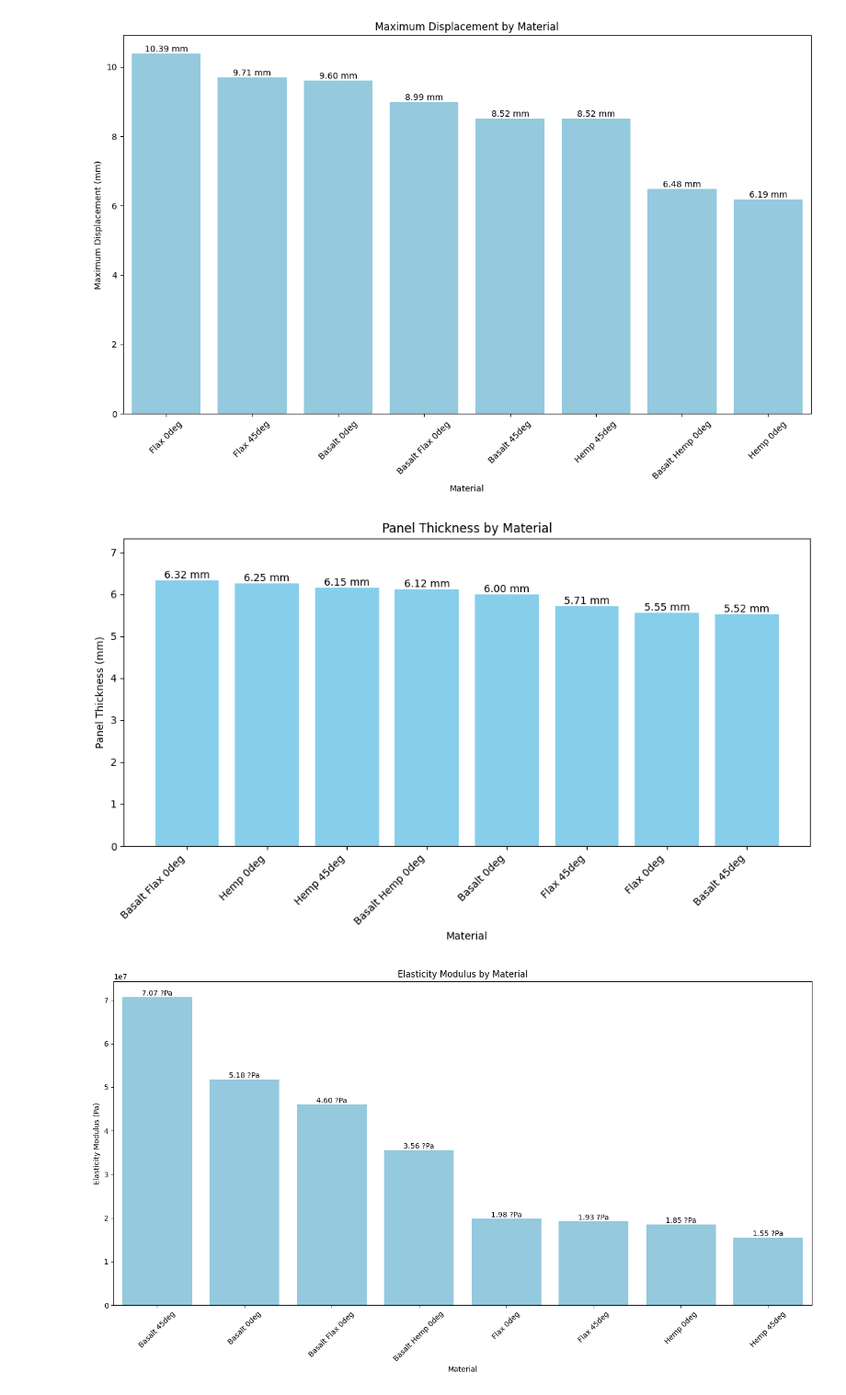
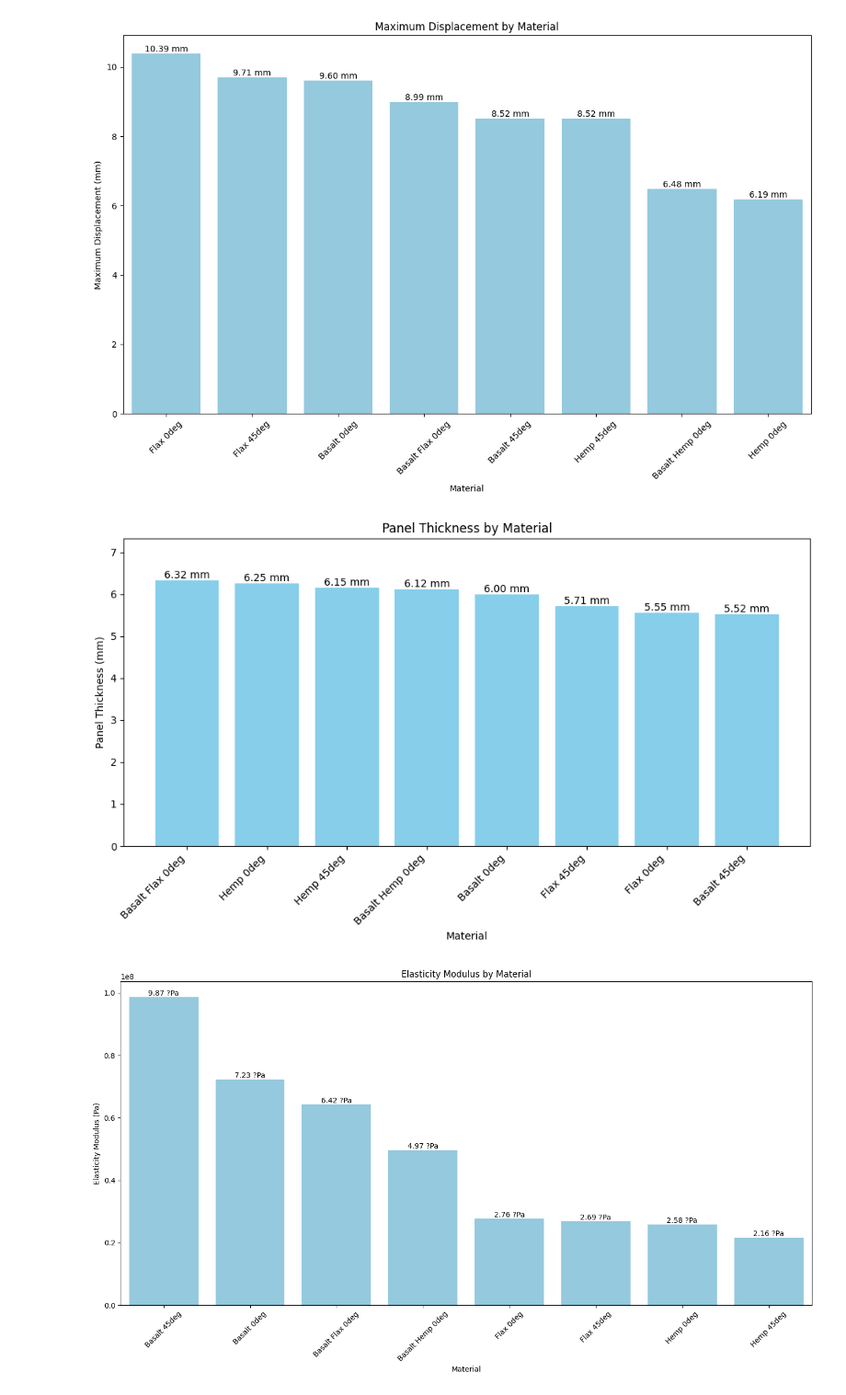
Before and after one commit to jamesbardin/ts_t, a Jupyter notebook: flexural.ipynb, the cells around one changed output. Shown at 92% size. Drawn from its saved outputs; the diff is of its cells as text; code cells hidden in the pictures.

```diff
--- a/flexural.ipynb
+++ b/flexural.ipynb
@@ -388,7 +396,7 @@ for material_id in df['Material_ID'].unique():
     d = material_properties[material_id]['d']
 
     # Calculate numerator and denominator using the specific b and d
-    nume = material_df['Force'].max() * (0.17**3) * 1000
+    nume = material_df['Force'].max() * (0.19**3) * 1000
     deno = material_df['Displacement'].max() * 4 * b * (d**3)
 
     # Calculate elasticity modulus for the current material
@@ -403,34 +411,34 @@ materials = list(df['Material_ID'].unique())
 materials_modulus = list(zip(materials, average_elasticity_modulus))
 
 # Sort the list of tuples by the average elasticity modulus (the second element of each tuple)
 sorted_materials_modulus = sorted(materials_modulus, key=lambda x: x[1], reverse=True)
 
 # Unzip the sorted list of tuples back into two lists
 sorted_materials, sorted_average_elasticity_modulus = zip(*sorted_materials_modulus)
 
 # Create a DataFrame from the sorted materials modulus information
 modulus_df = pd.DataFrame(sorted_materials_modulus, columns=['Material', 'Average_Elasticity_Modulus'])
 
 # Plot using seaborn
 plt.figure(figsize=(14, 8))
 modulus_plot = sns.barplot(x='Material', y='Average_Elasticity_Modulus', data=modulus_df, color='skyblue')
 
 plt.title("Elasticity Modulus by Material")
 plt.xlabel('Material')
 plt.ylabel('Elasticity Modulus (Pa)')
 
 # Add labels on top of each bar
 for bar in modulus_plot.patches:
     height = bar.get_height()
     annotations = "{:.2f} ?Pa".format(height/10000000)
     plt.text(bar.get_x() + bar.get_width() / 2.0, height, annotations, ha='center', va='bottom')
 
 plt.xticks(rotation=45)  # Rotate the material names for better readability
 plt.tight_layout()
 plt.show()
 # %% [output]
 [figure]
-[figure, old version]
+[figure, new version]
 # %%
 average_flexural_strength = []
 
```
Also changed, not shown: parts of 1 cell of this notebook.
